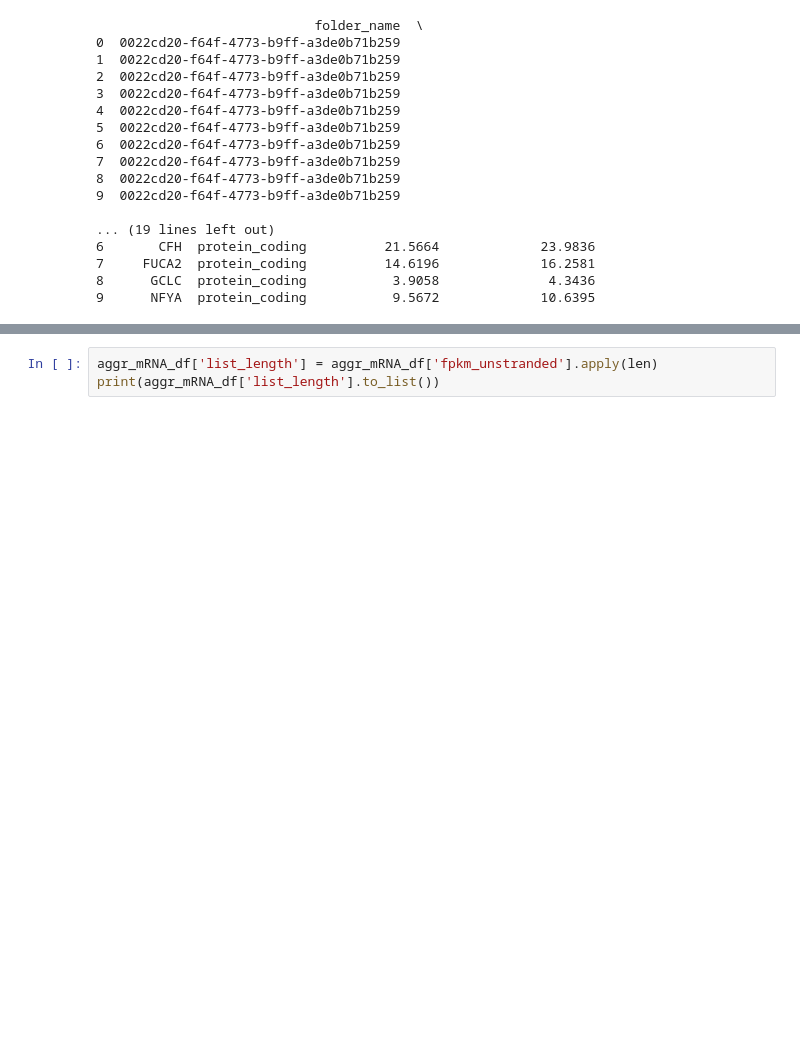
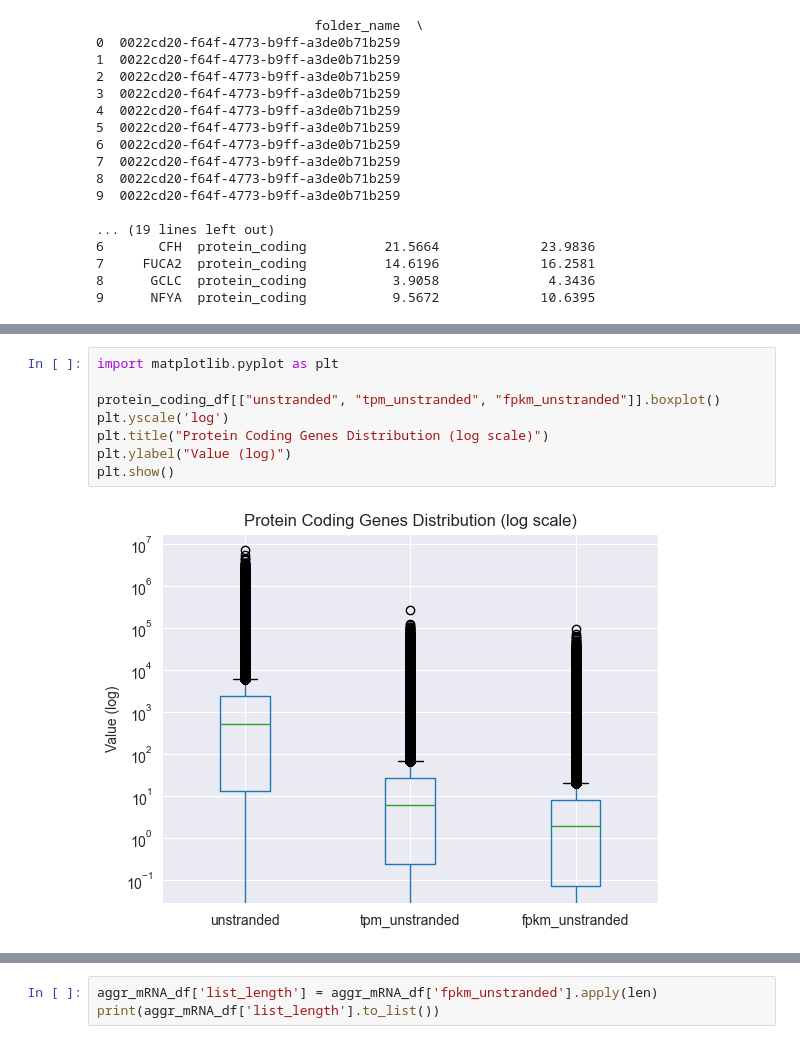
Before and after one commit to giorgiaBertacchini/miRNA_survival_analysis, a Jupyter notebook: notebooks/data_analysis/data_analysis_mRNA.ipynb, the cells around one changed output, grey strips where cells are left out. Cells and saved outputs as stored; diff of their text form; blank space fills up the shorter version.

```diff
--- a/notebooks/data_analysis/data_analysis_mRNA.ipynb
+++ b/notebooks/data_analysis/data_analysis_mRNA.ipynb
@@ -396,0 +474,10 @@ protein_coding_df.head()
+# %%
+import matplotlib.pyplot as plt
+
+protein_coding_df[["unstranded", "tpm_unstranded", "fpkm_unstranded"]].boxplot()
+plt.yscale('log')
+plt.title("Protein Coding Genes Distribution (log scale)")
+plt.ylabel("Value (log)")
+plt.show()
+# %% [output]
+[figure, added]
```
Also changed, not shown: parts of 18 cells of this notebook, 2 other files.
